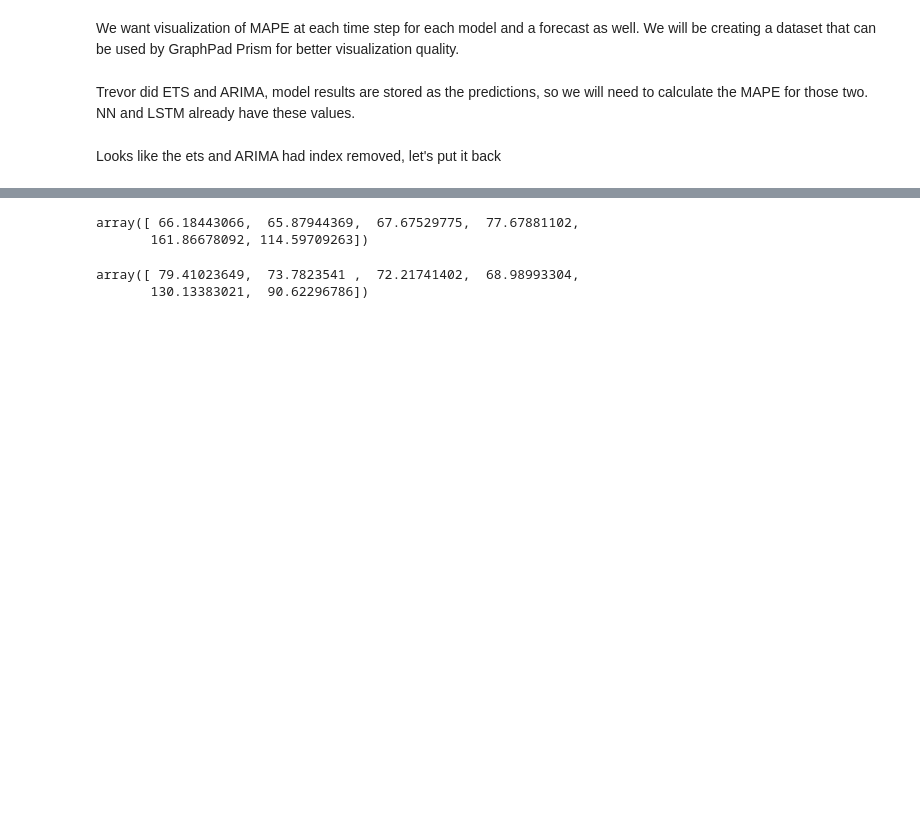
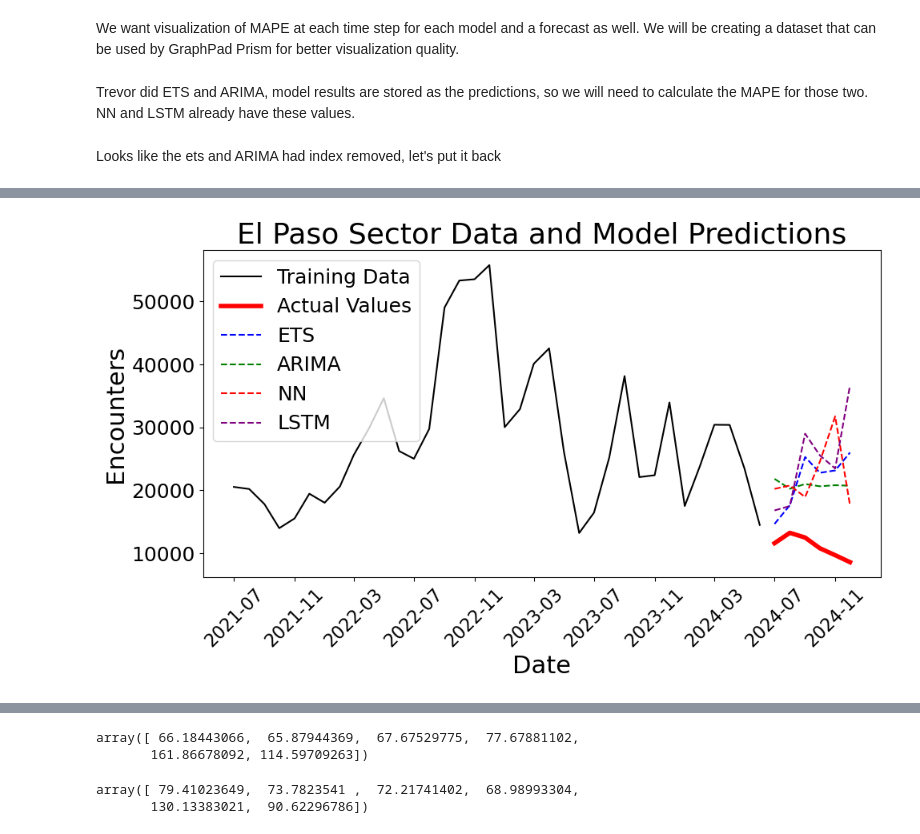
Before and after one commit to alanklin/AA-Capstone, a Jupyter notebook: Code/Notebooks/week7_visualizations.ipynb, the cells around one changed output, grey strips where cells are left out. Cells and saved outputs as stored; diff of their text form; code cells hidden in the pictures; blank space fills up the shorter version.

```diff
--- a/Code/Notebooks/week7_visualizations.ipynb
+++ b/Code/Notebooks/week7_visualizations.ipynb
@@ -145,0 +113,5 @@ plt.show()
+# %%
+sector = "El Paso Sector"
+plot_data(sector)
+# %% [output]
+[figure, added]
```
Also changed, not shown: parts of 8 cells of this notebook, 1 other file.
